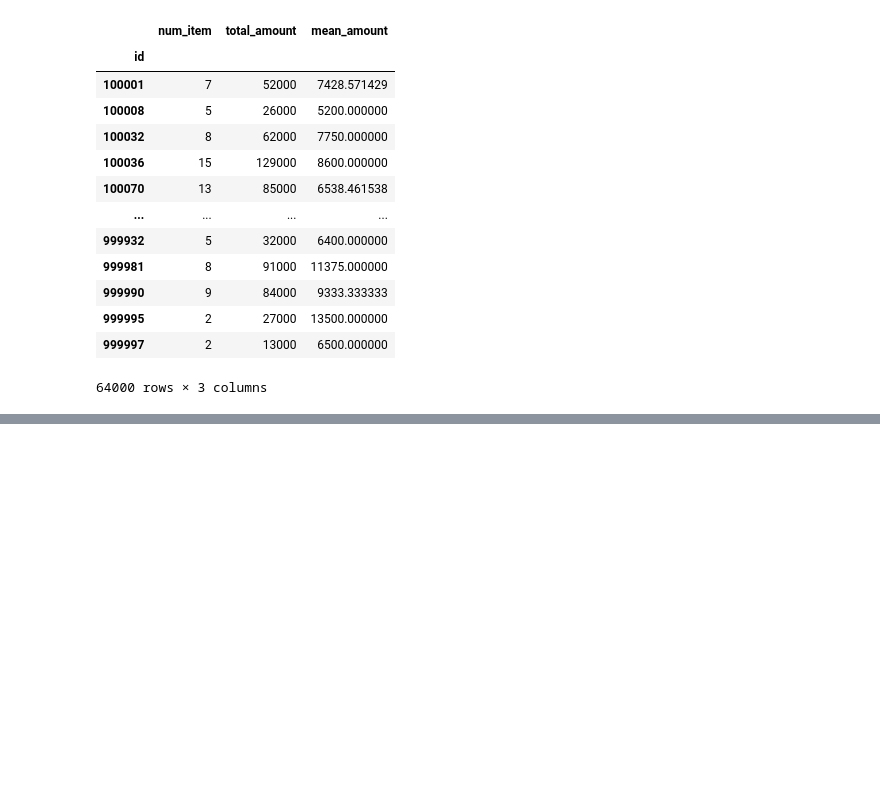
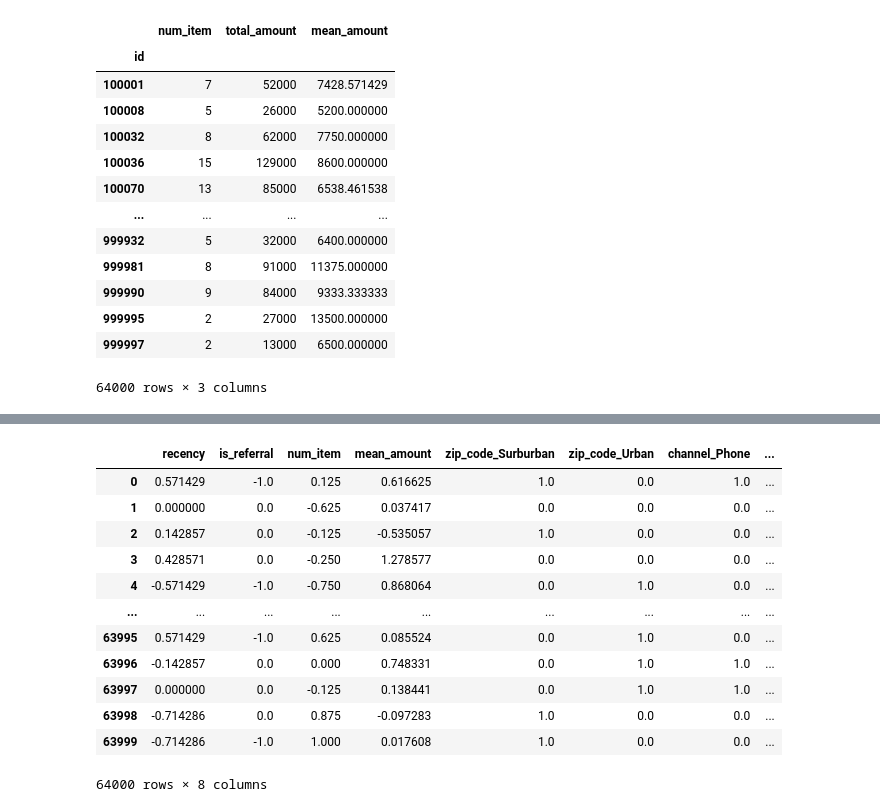
Before and after one commit to yusangsoo/Fintech_PM, a Jupyter notebook: 06_machine_learning/09_쇼핑몰_프로모션_효율예측분석_KNN, SVM_SMOTE_RandCV_강사님버젼.ipynb, the cells around one changed output, grey strips where cells are left out. Cells and saved outputs as stored; diff of their text form; code cells hidden in the pictures; blank space fills up the shorter version.

```diff
--- a/06_machine_learning/09_쇼핑몰_프로모션_효율예측분석_KNN, SVM_SMOTE_RandCV_강사님버젼.ipynb
+++ b/06_machine_learning/09_쇼핑몰_프로모션_효율예측분석_KNN, SVM_SMOTE_RandCV_강사님버젼.ipynb
@@ -263,0 +769,17 @@ mem.join(tran_total)
+# %%
+X_rb_scaled = pd.DataFrame(rb_X, columns = X.columns)
+X_rb_scaled
+# %% [output]
+|  | recency | is_referral | num_item | mean_amount | zip_code_Surburban | zip_code_Urban | channel_Phone | ... |
+| 0 | 0.571429 | -1.0 | 0.125 | 0.616625 | 1.0 | 0.0 | 1.0 | ... |
+| 1 | 0.000000 | 0.0 | -0.625 | 0.037417 | 0.0 | 0.0 | 0.0 | ... |
+| 2 | 0.142857 | 0.0 | -0.125 | -0.535057 | 1.0 | 0.0 | 0.0 | ... |
+| 3 | 0.428571 | 0.0 | -0.250 | 1.278577 | 0.0 | 0.0 | 0.0 | ... |
+| 4 | -0.571429 | -1.0 | -0.750 | 0.868064 | 0.0 | 1.0 | 0.0 | ... |
+| ... | ... | ... | ... | ... | ... | ... | ... | ... |
+| 63995 | 0.571429 | -1.0 | 0.625 | 0.085524 | 0.0 | 1.0 | 0.0 | ... |
+| 63996 | -0.142857 | 0.0 | 0.000 | 0.748331 | 0.0 | 1.0 | 1.0 | ... |
+| 63997 | 0.000000 | 0.0 | -0.125 | 0.138441 | 0.0 | 1.0 | 1.0 | ... |
+| 63998 | -0.714286 | 0.0 | 0.875 | -0.097283 | 1.0 | 0.0 | 0.0 | ... |
+| 63999 | -0.714286 | -1.0 | 1.000 | 0.017608 | 1.0 | 0.0 | 0.0 | ... |
+64000 rows × 8 columns
```
Also changed, not shown: parts of 81 cells of this notebook.
